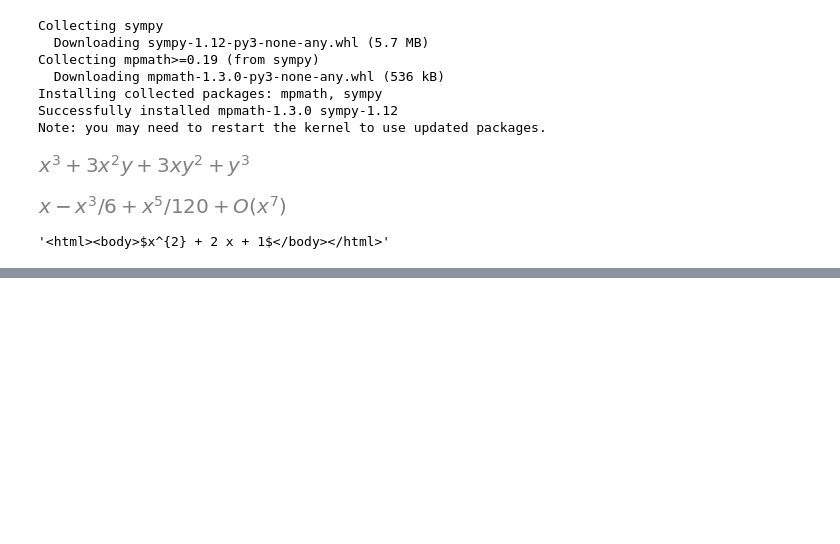
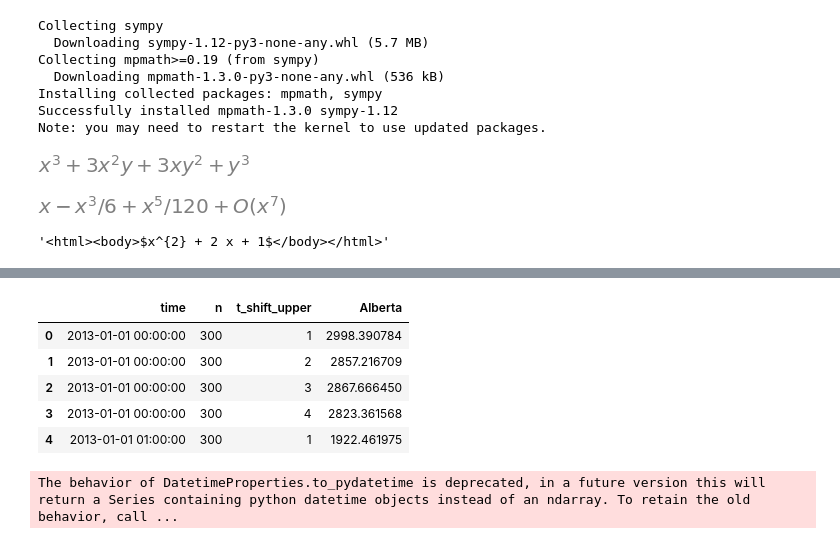
Before and after one commit to david-huck/abetam, a Jupyter notebook: sympy.ipynb, the cells around one changed output, grey strips where cells are left out. Drawn from its saved outputs; the diff is of its cells as text; code cells hidden in the pictures; blank space fills up the shorter version.

```diff
--- a/sympy.ipynb
+++ b/sympy.ipynb
@@ -38,0 +60,37 @@ html_expr
+# %%
+import numpy as np
+import pandas as pd
+
+
+
+n_agents = [300]
+time_shift_upper = [1,2,3,4]
+shifted_frames = []
+
+for n in n_agents:
+    for t_shift in time_shift_upper:
+        for i in range(n):
+            t_shift_i = np.random.randint(-t_shift, t_shift)
+            df = shift_dataframe(demand_df.reset_index(), t_shift_i)
+            df["n"] = n
+            df["t_shift_upper"] = t_shift
+            shifted_frames.append(df)
+
+# agg_demand = pd.concat(shifted_frames).groupby("time").sum()
+# %%
+agg_demand = pd.concat(shifted_frames)
+agg_demand = agg_demand.groupby(["time","n","t_shift_upper"]).sum().reset_index()
+agg_demand.head()
+# %% [output]
+|  | time | n | t_shift_upper | Alberta |
+| 0 | 2013-01-01 00:00:00 | 300 | 1 | 2998.390784 |
+| 1 | 2013-01-01 00:00:00 | 300 | 2 | 2857.216709 |
+| 2 | 2013-01-01 00:00:00 | 300 | 3 | 2867.666450 |
+| 3 | 2013-01-01 00:00:00 | 300 | 4 | 2823.361568 |
+| 4 | 2013-01-01 01:00:00 | 300 | 1 | 1922.461975 |
+# %%
+import plotly.express as px
+
+px.line(agg_demand, x="time",y="Alberta", color="n", line_dash="t_shift_upper")
+# %% [output]
+The behavior of DatetimeProperties.to_pydatetime is deprecated, in a future version this will return a Series containing python datetime objects instead of an ndarray. To retain the old behavior, call ...
```
Also changed, not shown: parts of 2 cells of this notebook.
